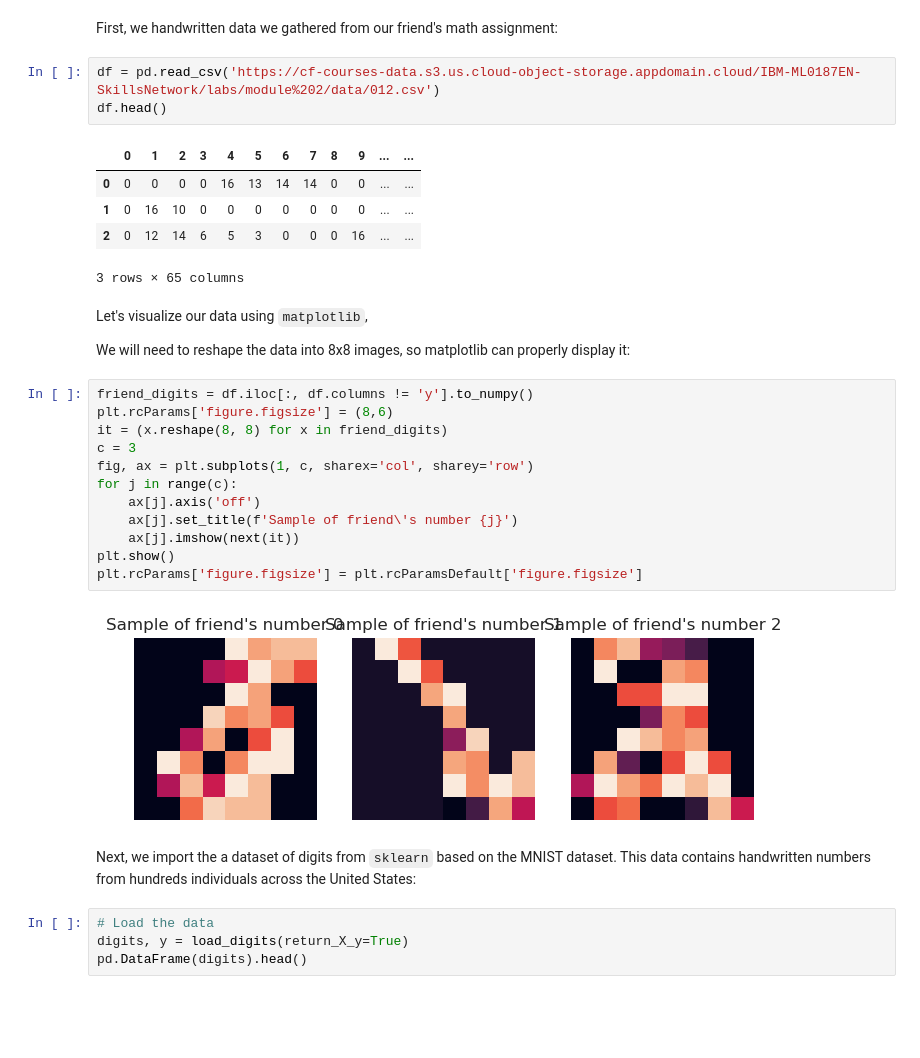
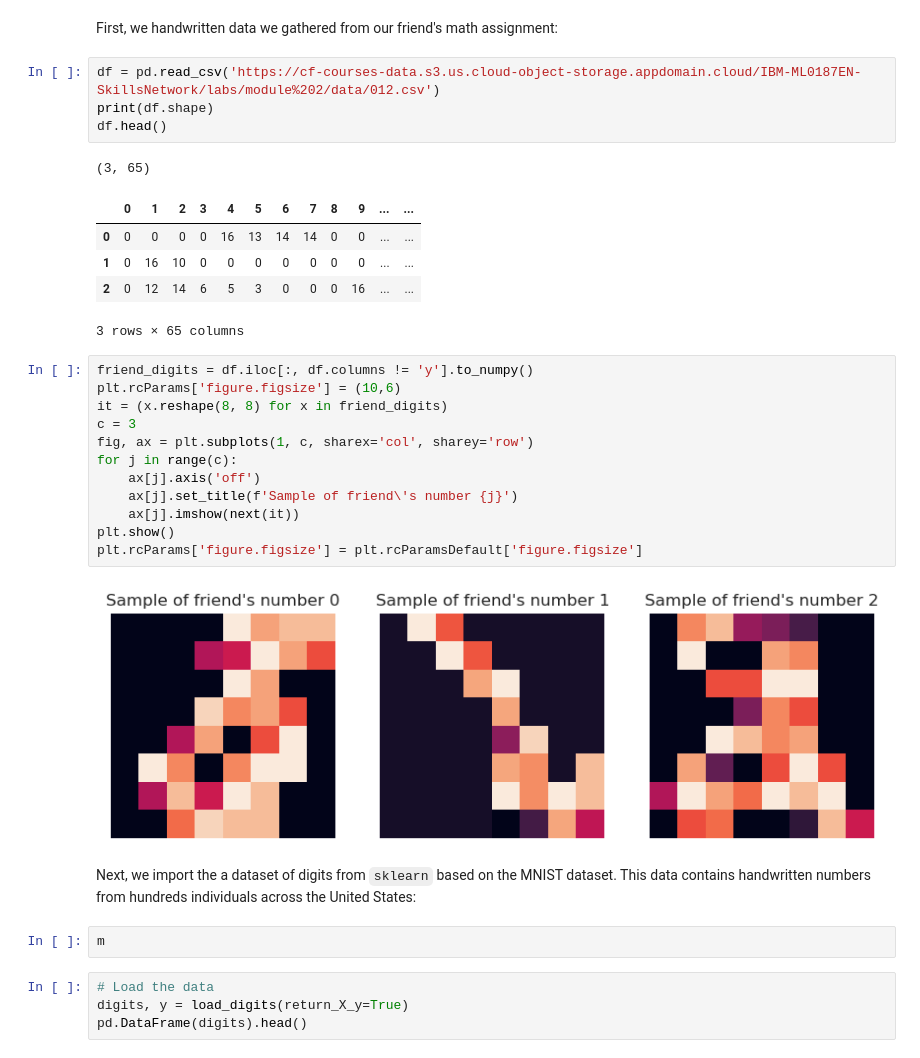
Before and after one commit to fernandapratama/IBM__Unsupervised-ML, a Jupyter notebook: DBSCAN.ipynb, the cells around one changed output. Saved outputs shown, nothing was run; the diff lists cells and outputs as text; blank space fills up the shorter version.

```diff
--- a/DBSCAN.ipynb
+++ b/DBSCAN.ipynb
@@ -223,34 +178,34 @@ Our pipeline will be as follows:
 First, we handwritten data we gathered from our friend's math assignment:
 # %%
 df = pd.read_csv('https://cf-courses-data.s3.us.cloud-object-storage.appdomain.cloud/IBM-ML0187EN-SkillsNetwork/labs/module%202/data/012.csv')
+print(df.shape)
 df.head()
 # %% [output]
+(3, 65)
 |  | 0 | 1 | 2 | 3 | 4 | 5 | 6 | 7 | 8 | 9 | ... | ... |
 | 0 | 0 | 0 | 0 | 0 | 16 | 13 | 14 | 14 | 0 | 0 | ... | ... |
 | 1 | 0 | 16 | 10 | 0 | 0 | 0 | 0 | 0 | 0 | 0 | ... | ... |
 | 2 | 0 | 12 | 14 | 6 | 5 | 3 | 0 | 0 | 0 | 16 | ... | ... |
-3 rows × 65 columns
+3 rows × 65 columns
-# %% [markdown]
-Let's visualize our data using `matplotlib`,
-
-We will need to reshape the data into 8x8 images, so matplotlib can properly display it:
 # %%
 friend_digits = df.iloc[:, df.columns != 'y'].to_numpy()
-plt.rcParams['figure.figsize'] = (8,6)
+plt.rcParams['figure.figsize'] = (10,6)
 it = (x.reshape(8, 8) for x in friend_digits)
 c = 3
 fig, ax = plt.subplots(1, c, sharex='col', sharey='row')
 for j in range(c):
     ax[j].axis('off')
     ax[j].set_title(f'Sample of friend\'s number {j}')
     ax[j].imshow(next(it))
 plt.show()
 plt.rcParams['figure.figsize'] = plt.rcParamsDefault['figure.figsize']
 # %% [output]
-[figure, old version]
+[figure, new version]
 # %% [markdown]
 Next, we import the a dataset of digits from `sklearn` based on the MNIST dataset.
 This data contains handwritten numbers from hundreds individuals across the United States:
+# %%
+m
 # %%
 # Load the data
 digits, y = load_digits(return_X_y=True)
```
Also changed, not shown: parts of 29 cells of this notebook.
